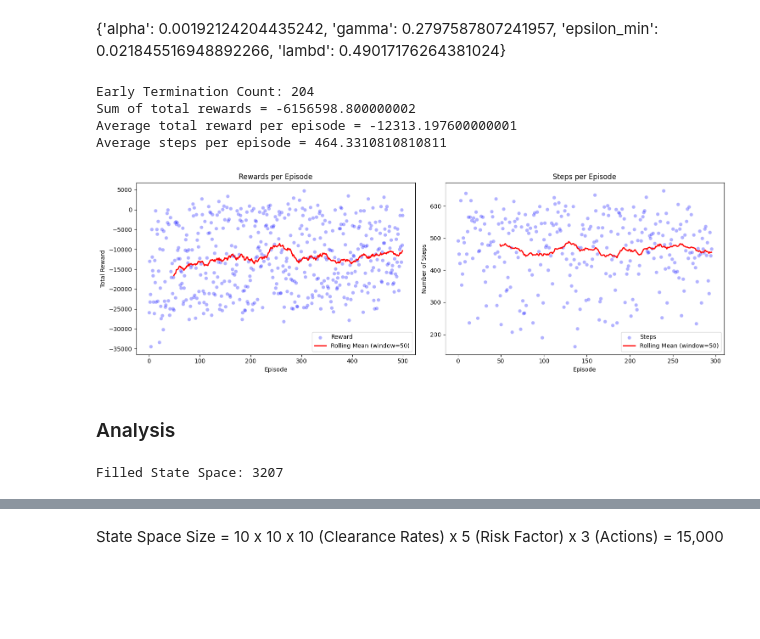
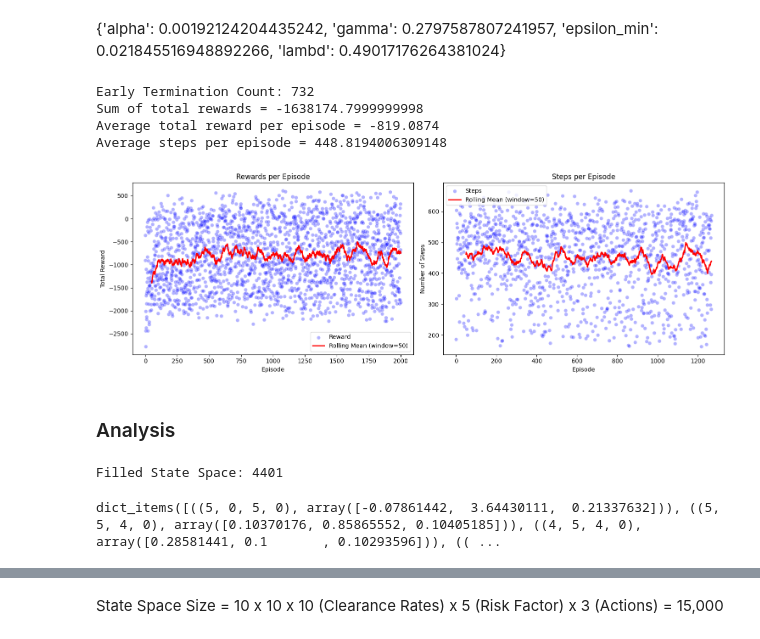
Before and after one commit to danieljames96/LaneSwitchRL-Simulation, a Jupyter notebook: notebooks/task2.ipynb, the cells around one changed output, grey strips where cells are left out. Cells and saved outputs as stored; diff of their text form; code cells hidden in the pictures; blank space fills up the shorter version.

```diff
--- a/notebooks/task2.ipynb
+++ b/notebooks/task2.ipynb
@@ -82,30 +120,32 @@ Average timesteps to termination for Same Lane Agent 5: 481
 {'alpha': 0.00192124204435242, 'gamma': 0.2797587807241957, 'epsilon_min': 0.021845516948892266, 'lambd': 0.49017176264381024}
 # %%
 # Create the environment
-env = CustomTrafficEnvironment(max_time_steps=10000, logging_enabled=False, seed=seed)
+env = CustomTrafficEnvironment(max_time_steps=10000, logging_enabled=False, seed=training_seed)
 
-td_lambda = TemporalDifference(env, oiv = 0.1, alpha=1.92e-3, epsilon=1.0, lambd=0.49, gamma=0.28, epsilon_decay=0.9999, epsilon_min=0.022)
-total_reward_list, total_steps_list = td_lambda.train(num_episodes = 500, on_policy = False, save_model = False)
+td_lambda = TemporalDifference(env, oiv = 0.1, alpha=1.92e-3, epsilon=1.0, lambd=0, gamma=0.28, epsilon_decay=0.9999, epsilon_min=0.022)
+total_reward_list, total_steps_list = td_lambda.train(num_episodes = 2000, on_policy = False, save_model = False)
 total_rew = sum(total_reward_list)
 avg_rew = np.mean(total_reward_list)
 avg_steps = np.mean(total_steps_list)
 
 print(f'Sum of total rewards = {total_rew}')
 print(f'Average total reward per episode = {avg_rew}')
 print(f'Average steps per episode = {avg_steps}')
 
 # plot training metrics
-td_lambda.plot_training_metrics(window_size=50)
+td_lambda.plot_metrics(total_reward_list, total_steps_list, window_size=50)
 plt.show()
 # %% [output]
-Early Termination Count: 204
-Sum of total rewards = -6156598.800000002
-Average total reward per episode = -12313.197600000001
-Average steps per episode = 464.3310810810811
+Early Termination Count: 732
+Sum of total rewards = -1638174.7999999998
+Average total reward per episode = -819.0874
+Average steps per episode = 448.8194006309148
-[figure, old version]
+[figure, new version]
 # %% [markdown]
 ### Analysis
 # %%
 print(f'Filled State Space: {len(td_lambda.Q)}')
+td_lambda.Q.items()
 # %% [output]
-Filled State Space: 3207
+Filled State Space: 4401
+dict_items([((5, 0, 5, 0), array([-0.07861442,  3.64430111,  0.21337632])), ((5, 5, 4, 0), array([0.10370176, 0.85865552, 0.10405185])), ((4, 5, 4, 0), array([0.28581441, 0.1       , 0.10293596])), (( ...
```
Also changed, not shown: parts of 11 cells of this notebook, 16 other files.
